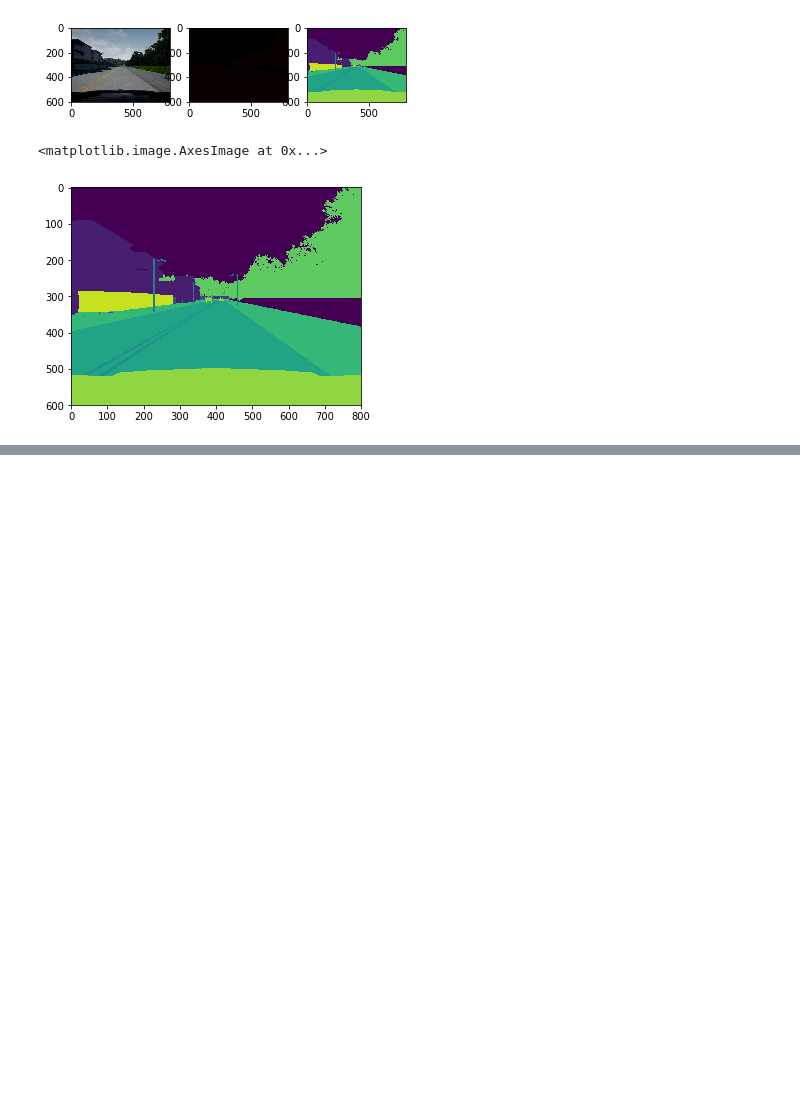
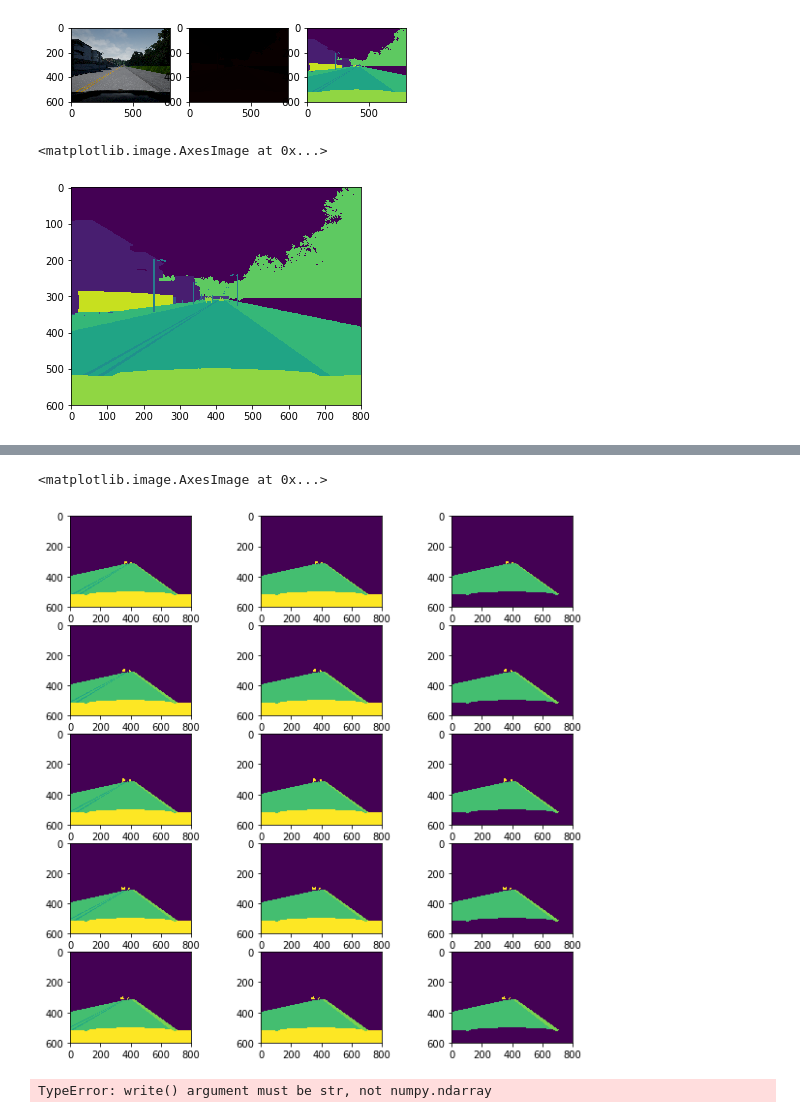
Before and after one commit to rudi77/lyftcompetition, a Jupyter notebook: exploration.ipynb, the cells around one changed output, grey strips where cells are left out. Cells and saved outputs as stored; diff of their text form; code cells hidden in the pictures; blank space fills up the shorter version.

```diff
--- a/exploration.ipynb
+++ b/exploration.ipynb
@@ -53,0 +84,27 @@ ax[1].imshow(gt0__)
+# %%
+# Now lets try to generate the ground truth for 5 images
+img_seg1 = Image.open('Train/CameraSeg/1.png', 'r')
+gt1, gt1_, gt1__ = create_new_gt(np.asarray(img_seg1))
+
+img_seg2 = Image.open('Train/CameraSeg/2.png', 'r')
+gt2, gt2_, gt2__ = create_new_gt(np.asarray(img_seg2))
+
+img_seg3 = Image.open('Train/CameraSeg/3.png', 'r')
+gt3, gt3_, gt3__ = create_new_gt(np.asarray(img_seg3))
+
+img_seg4 = Image.open('Train/CameraSeg/4.png', 'r')
+gt4, gt4_, gt4__ = create_new_gt(np.asarray(img_seg4))
+
+img_seg5 = Image.open('Train/CameraSeg/5.png', 'r')
+gt5, gt5_, gt5__ = create_new_gt(np.asarray(img_seg5))
+
+fig, ax = plt.subplots(5,3)
+fig.set_size_inches(10, 10)
+ax[0][0].imshow(gt1);ax[0][1].imshow(gt1_);ax[0][2].imshow(gt1__)
+ax[1][0].imshow(gt2);ax[1][1].imshow(gt2_);ax[1][2].imshow(gt2__)
+ax[2][0].imshow(gt3);ax[2][1].imshow(gt3_);ax[2][2].imshow(gt3__)
+ax[3][0].imshow(gt4);ax[3][1].imshow(gt4_);ax[3][2].imshow(gt4__)
+ax[4][0].imshow(gt5);ax[4][1].imshow(gt5_);ax[4][2].imshow(gt5__)
+# %% [output]
+<matplotlib.image.AxesImage at 0x...>
+[figure, added]
@@ -53,0 +114,10 @@ ax[1].imshow(gt0__)
+# %%
+output_folder = 'Train/GroundTruthVehicleAndRoad'
+counter = 0
+for gt, gt_, gt__ in new_ground_truths:
+    path = output_folder + "/" + str(counter) + ".png"
+im = Image.fromarray(A)
+im.save("your_file.jpeg")
+    counter += 1
+# %% [output]
+TypeError: write() argument must be str, not numpy.ndarray
```
Also changed, not shown: parts of 6 cells of this notebook.
